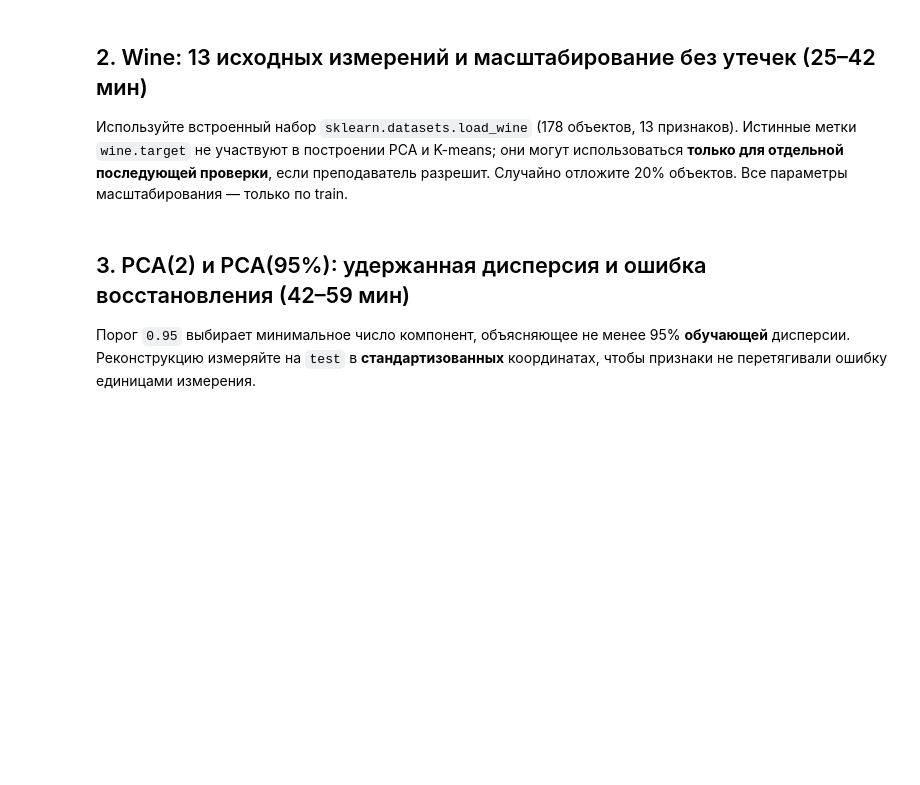
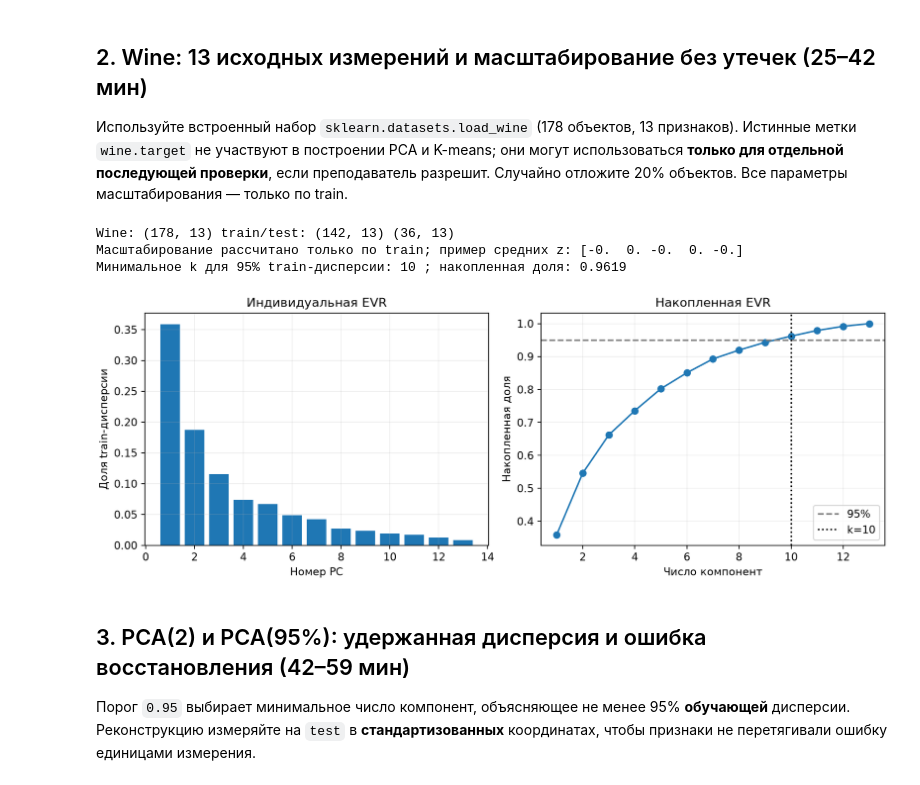
Before and after one commit to Vladislav-Evg-Sid/utmn-master-degree, a Jupyter notebook: tii/lb18/18_student.ipynb, the cells around one changed output. Saved outputs shown, nothing was run; the diff lists cells and outputs as text; code cells hidden in the pictures; blank space fills up the shorter version.

```diff
--- a/tii/lb18/18_student.ipynb
+++ b/tii/lb18/18_student.ipynb
@@ -48,24 +90,35 @@ ax.set(xlabel='x1',ylabel='x2',title='Проекция на PC1 и обратн
 Используйте встроенный набор `sklearn.datasets.load_wine` (178 объектов, 13 признаков). Истинные метки `wine.target` не участвуют в построении PCA и K-means; они могут использоваться **только для отдельной последующей проверки**, если преподаватель разрешит. Случайно отложите 20% объектов. Все параметры масштабирования — только по train.
 # %%
 wine=load_wine(as_frame=True)
-X=wine.data.copy();true_labels=wine.target.to_numpy()
+X=wine.data.copy()  # target не читается и не участвует ни в одном fit/выборе.
 idx_train,idx_test=train_test_split(np.arange(len(X)),test_size=.20,random_state=42,shuffle=True)
 X_train=X.iloc[idx_train].copy();X_test=X.iloc[idx_test].copy()
 sc=StandardScaler().fit(X_train)
 Z_train=sc.transform(X_train);Z_test=sc.transform(X_test)
-assert len(X.columns)==13 and np.isfinite(Z_train).all() and np.isfinite(Z_test).all()
+assert X.shape==(178,13) and Z_train.shape==(142,13) and Z_test.shape==(36,13)
+assert np.isfinite(Z_train).all() and np.isfinite(Z_test).all()
+assert np.allclose(Z_train.mean(axis=0),0,atol=1e-10)
 print('Wine:',X.shape,'train/test:',Z_train.shape,Z_test.shape)
-print('Пример: средние по train после стандартизации:',Z_train.mean(axis=0).round(8)[:5])
-
+print('Масштабирование рассчитано только по train; пример средних z:',Z_train.mean(axis=0).round(8)[:5])
 pca_all=PCA().fit(Z_train)
 ratio=pca_all.explained_variance_ratio_;cum=np.cumsum(ratio)
-fig,axs=plt.subplots(1,2,figsize=(11,4),constrained_layout=True)
-axs[0].bar(np.arange(1,len(ratio)+1),ratio);axs[0].set(xlabel='Номер PC',ylabel='Доля дисперсии',title='Explained variance ratio')
+k95=int(np.searchsorted(cum,.95)+1)
+print('Минимальное k для 95% train-дисперсии:',k95,'; накопленная доля:',round(float(cum[k95-1]),4))
+evr_table=pd.DataFrame({'PC':np.arange(1,len(ratio)+1),'individual_EVR':ratio,'cumulative_EVR':cum})
+evr_table.to_csv('18_wine_evr.csv',index=False,encoding='utf-8-sig')
+fig,axs=plt.subplots(1,2,figsize=(10.5,3.8),constrained_layout=True)
+axs[0].bar(np.arange(1,len(ratio)+1),ratio);axs[0].set(xlabel='Номер PC',ylabel='Доля train-дисперсии',title='Индивидуальная EVR')
 axs[1].plot(np.arange(1,len(cum)+1),cum,marker='o');axs[1].axhline(.95,ls='--',c='gray',label='95%')
-axs[1].set(xlabel='Число компонент',ylabel='Накопленная доля',title='Cumulative explained variance');axs[1].legend()
+axs[1].axvline(k95,ls=':',c='black',label=f'k={k95}')
+axs[1].set(xlabel='Число компонент',ylabel='Накопленная доля',title='Накопленная EVR');axs[1].legend()
 for a in axs:a.grid(alpha=.2)
-plt.show()
-print('Первые 2 PC:',round(cum[1]*100,2),'% (значение для выбранного train может отличаться от всей выборки)')
+fig.savefig('18_wine_evr.png',dpi=170)
+display(Image(filename='18_wine_evr.png'));plt.close(fig)
+# %% [output]
+Wine: (178, 13) train/test: (142, 13) (36, 13)
+Масштабирование рассчитано только по train; пример средних z: [-0.  0. -0.  0. -0.]
+Минимальное k для 95% train-дисперсии: 10 ; накопленная доля: 0.9619
+[figure, added]
 # %% [markdown]
 ## 3. PCA(2) и PCA(95%): удержанная дисперсия и ошибка восстановления (42–59 мин)
 Порог `0.95` выбирает минимальное число компонент, объясняющее не менее 95% **обучающей** дисперсии. Реконструкцию измеряйте на `test` в **стандартизованных** координатах, чтобы признаки не перетягивали ошибку единицами измерения.
```
Also changed, not shown: parts of 5 cells of this notebook, 14 other files.
